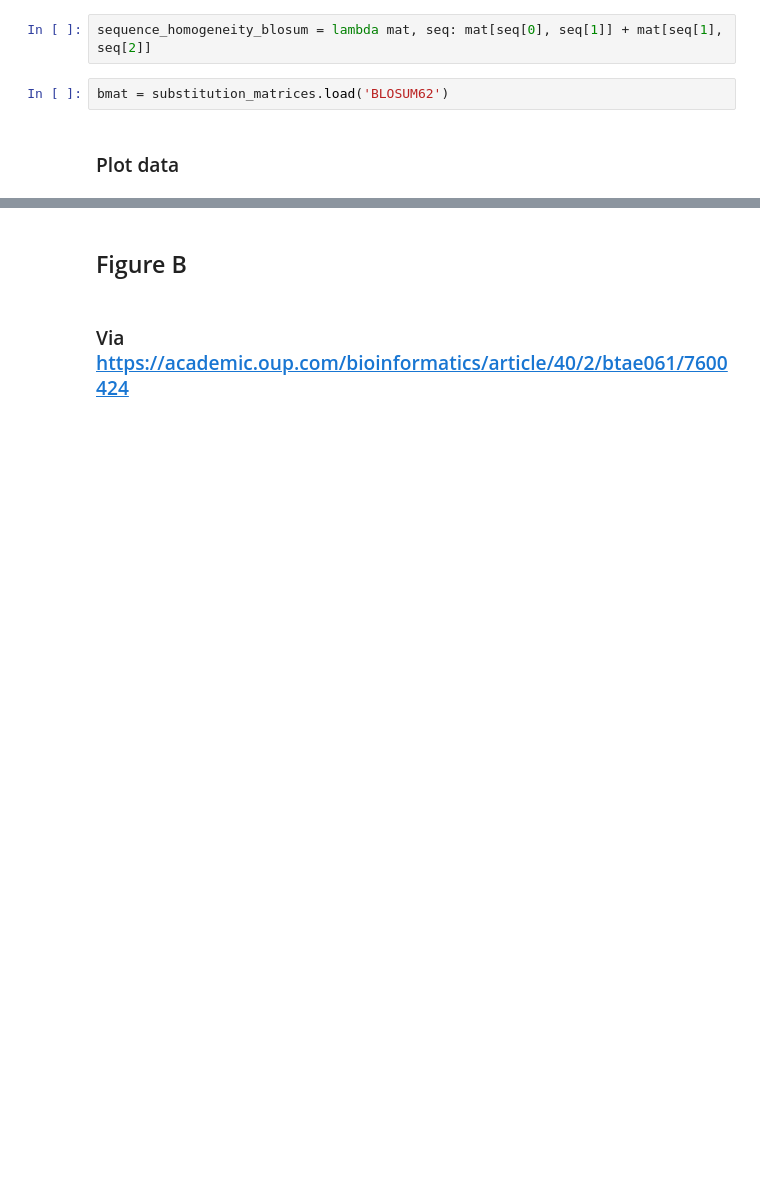
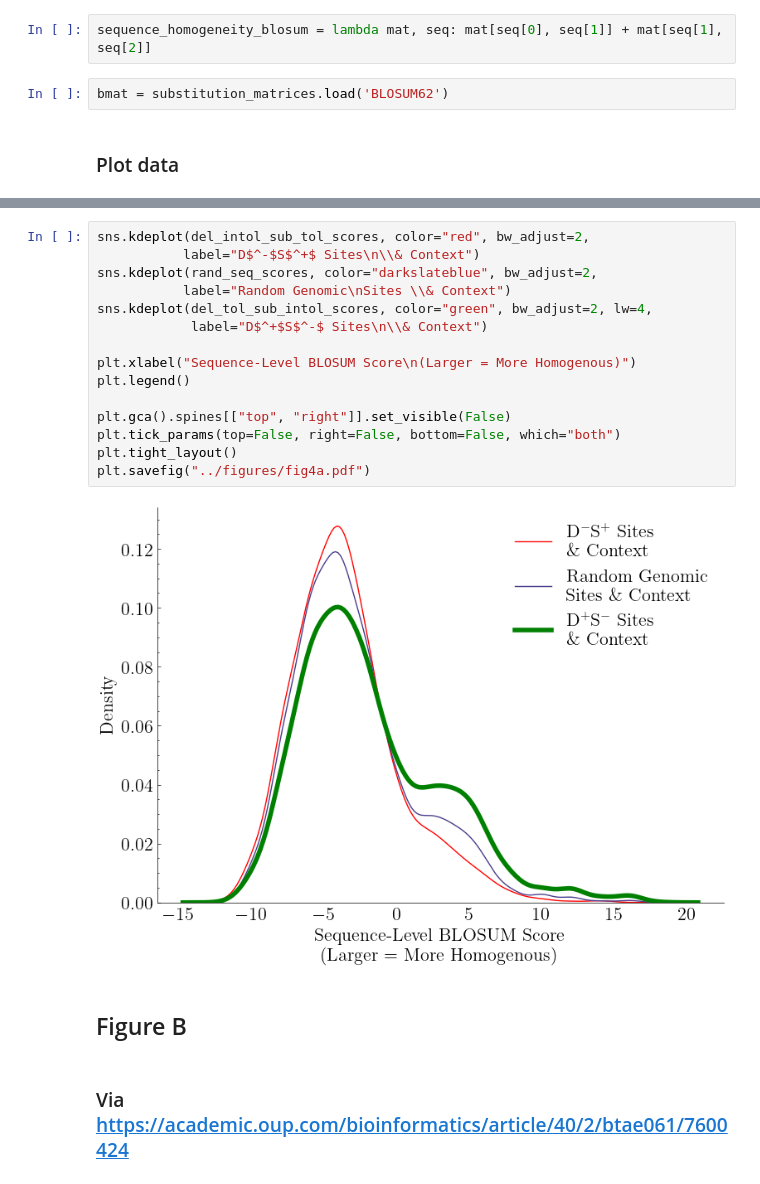
Before and after one commit to ntranoslab/diff-tol, a Jupyter notebook: code/fig4.ipynb, the cells around one changed output, grey strips where cells are left out. Cells and saved outputs as stored; diff of their text form; blank space fills up the shorter version.

```diff
--- a/code/fig4.ipynb
+++ b/code/fig4.ipynb
@@ -108,3 +157,20 @@ plt.show()
+# %%
+sns.kdeplot(del_intol_sub_tol_scores, color="red", bw_adjust=2,
+           label="D$^-$S$^+$ Sites\n\\& Context")
+sns.kdeplot(rand_seq_scores, color="darkslateblue", bw_adjust=2,
+           label="Random Genomic\nSites \\& Context")
+sns.kdeplot(del_tol_sub_intol_scores, color="green", bw_adjust=2, lw=4,
+            label="D$^+$S$^-$ Sites\n\\& Context")
+
+plt.xlabel("Sequence-Level BLOSUM Score\n(Larger = More Homogenous)")
+plt.legend()
+
+plt.gca().spines[["top", "right"]].set_visible(False)
+plt.tick_params(top=False, right=False, bottom=False, which="both")
+plt.tight_layout()
+plt.savefig("../figures/fig4a.pdf")
+# %% [output]
+[figure, added]
 # %% [markdown]
 ## Figure B
 # %% [markdown]
```
Also changed, not shown: parts of 44 cells of this notebook, 8 other files.
